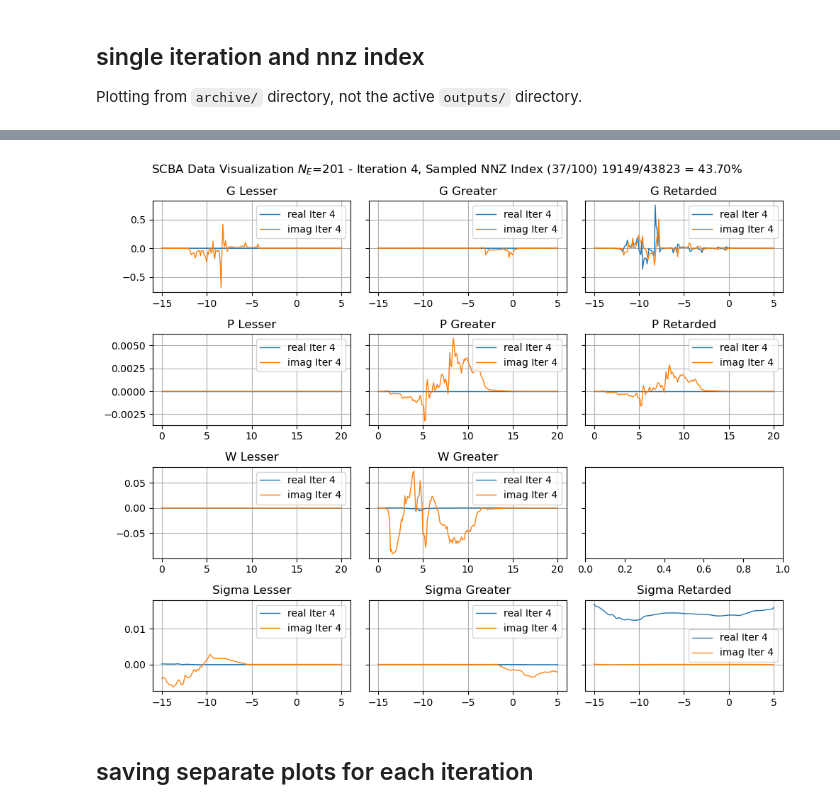
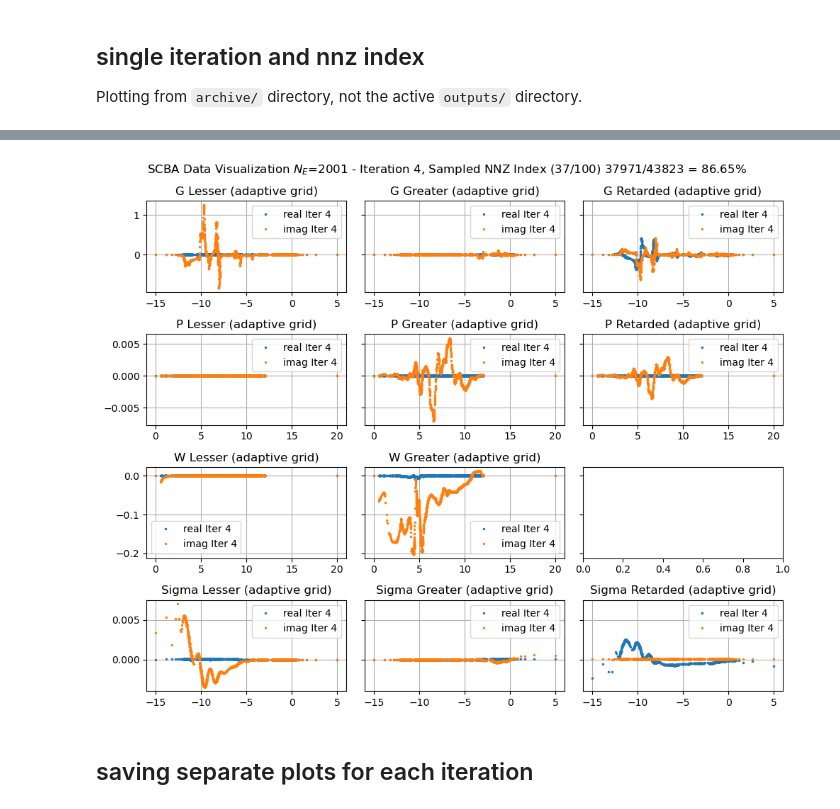
Before and after one commit to quatrex/quatrex, a Jupyter notebook: scripts/analysis/visualize_scba.ipynb, the cells around one changed output, grey strips where cells are left out. Saved outputs shown, nothing was run; the diff lists cells and outputs as text; code cells hidden in the pictures.

```diff
--- a/scripts/analysis/visualize_scba.ipynb
+++ b/scripts/analysis/visualize_scba.ipynb
@@ -29,7 +29,7 @@ from pathlib import Path
 # 20260410_145015_energy201_iter20_rank125, 201 energies, 125 ranks
 # 20260410_145402_energy2001_iter20_rank125, 2001 energies, 125 ranks
 # 20260415_141726_energy2001_iter100_rank250, same^, but 100 iterations and 250 ranks
-# _energy2001_iter100_rank250, ^same, but nevp solver is 'full' instead of 'beyn'
+# 20260416_145226_energy2001_iter100_rank250, ^same, but nevp solver is 'full' instead of 'beyn'
 # 20260410_151602_energy20001_iter20_rank125, 20001 energies, 125 ranks -- max RAM usage over 512G, ~680G
 
 # sanity check
@@ -38,6 +38,7 @@ from pathlib import Path
 # adaptive, symmetrization off, varying r
 # 20260413_162909_adaptive_energy2001_start1_r1_iter20_rank250
 # 20260415_120205_adaptive_energy2001_start1_r1_iter100_rank250         # same as above, but 100 iterations
+# 20260416_154143_adaptive_energy2001_start1_r1_iter100_rank250         # ^same, but nevp solver is 'full' instead of 'beyn'
 # 20260413_134004_adaptive_energy2001_start1_r5_iter20_rank125
 # 20260413_190942_adaptive_energy2001_start1_r5_iter20_rank250      # same as above, but 250 ranks
 # 20260413_170105_adaptive_energy2001_start1_r0p5_iter20_rank250
@@ -49,7 +50,7 @@ from pathlib import Path
 simulation_dir = Path("./../../examples/w90/carbon-nanotube/gw")
 output_dir = simulation_dir / "outputs"
 output_file_prefix = output_dir / "visualize_scba"
-archive_dir = simulation_dir / "archive" / "20260402_121428_energy201_iter20_reduced"
+archive_dir = simulation_dir / "archive" / "20260416_154143_adaptive_energy2001_start1_r1_iter100_rank250"
 archive_file_prefix = archive_dir / "visualize_scba"
 
 # change these to switch between 'output' and 'archive'
@@ -122,4 +121,4 @@ Warning: adaptive electron energies for p and w file ../../examples/w90/carbon-n
-[figure, old version]
+[figure, new version]
 # %% [markdown]
 ## saving separate plots for each iteration
 # %%
```
Also changed, not shown: parts of 2 cells of this notebook, 4 other files.
